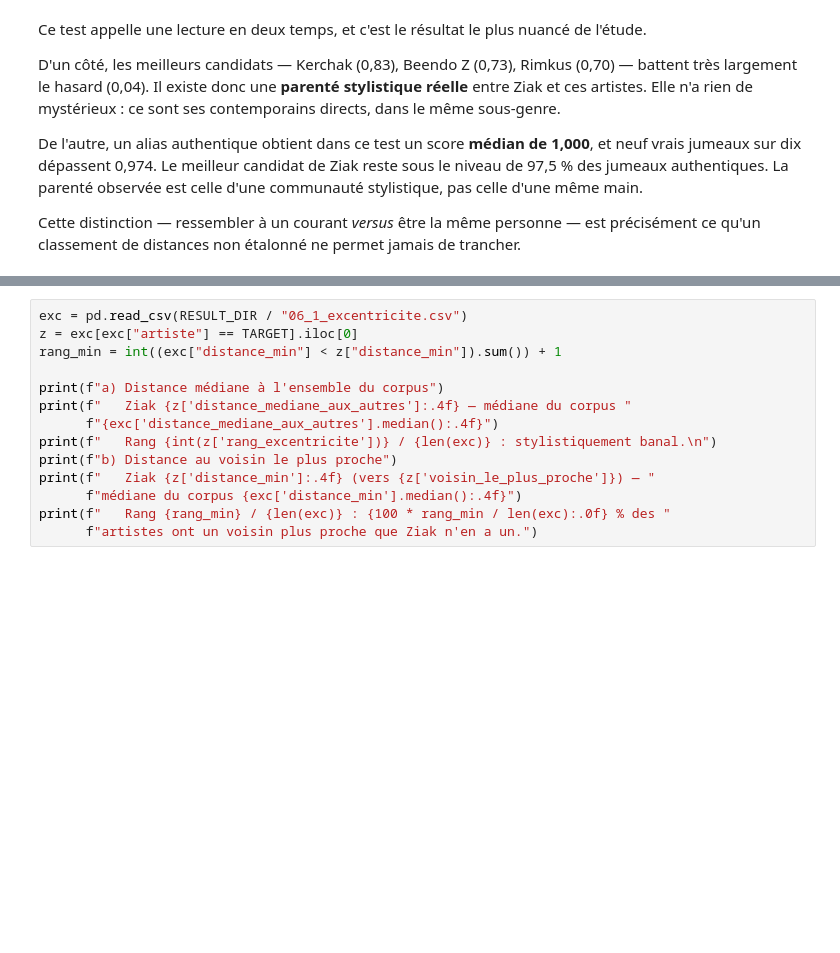
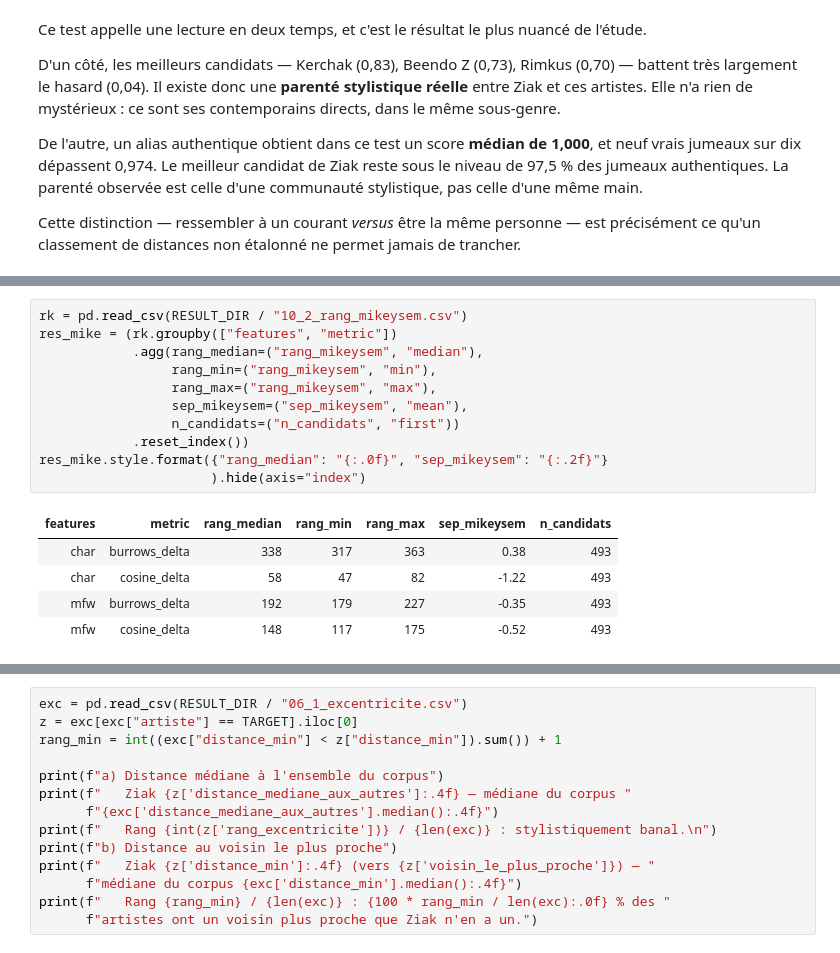
Before and after one commit to Tasswest/CPES2027, a Jupyter notebook: 02_stylometrie_ziak.ipynb, the cells around one changed output, grey strips where cells are left out. Saved outputs shown, nothing was run; the diff lists cells and outputs as text; blank space fills up the shorter version.

```diff
--- a/02_stylometrie_ziak.ipynb
+++ b/02_stylometrie_ziak.ipynb
@@ -457,0 +513,17 @@ précisément ce qu'un classement de distances non étalonné ne permet jamais d
+# %%
+rk = pd.read_csv(RESULT_DIR / "10_2_rang_mikeysem.csv")
+res_mike = (rk.groupby(["features", "metric"])
+            .agg(rang_median=("rang_mikeysem", "median"),
+                 rang_min=("rang_mikeysem", "min"),
+                 rang_max=("rang_mikeysem", "max"),
+                 sep_mikeysem=("sep_mikeysem", "mean"),
+                 n_candidats=("n_candidats", "first"))
+            .reset_index())
+res_mike.style.format({"rang_median": "{:.0f}", "sep_mikeysem": "{:.2f}"}
+                      ).hide(axis="index")
+# %% [output]
+| features | metric | rang_median | rang_min | rang_max | sep_mikeysem | n_candidats |
+| char | burrows_delta | 338 | 317 | 363 | 0.38 | 493 |
+| char | cosine_delta | 58 | 47 | 82 | -1.22 | 493 |
+| mfw | burrows_delta | 192 | 179 | 227 | -0.35 | 493 |
+| mfw | cosine_delta | 148 | 117 | 175 | -0.52 | 493 |
```
Also changed, not shown: parts of 16 cells of this notebook, 3 other files.
